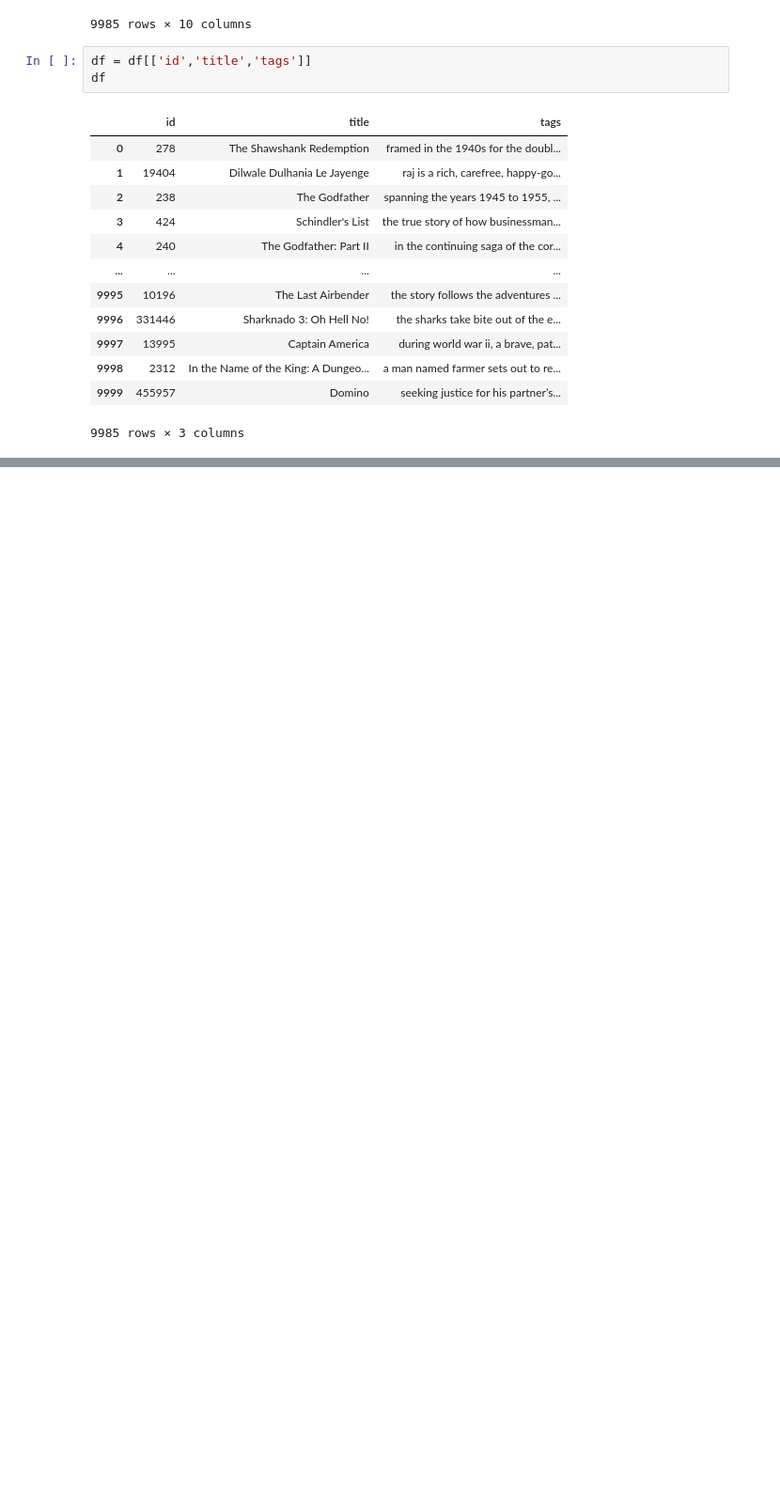
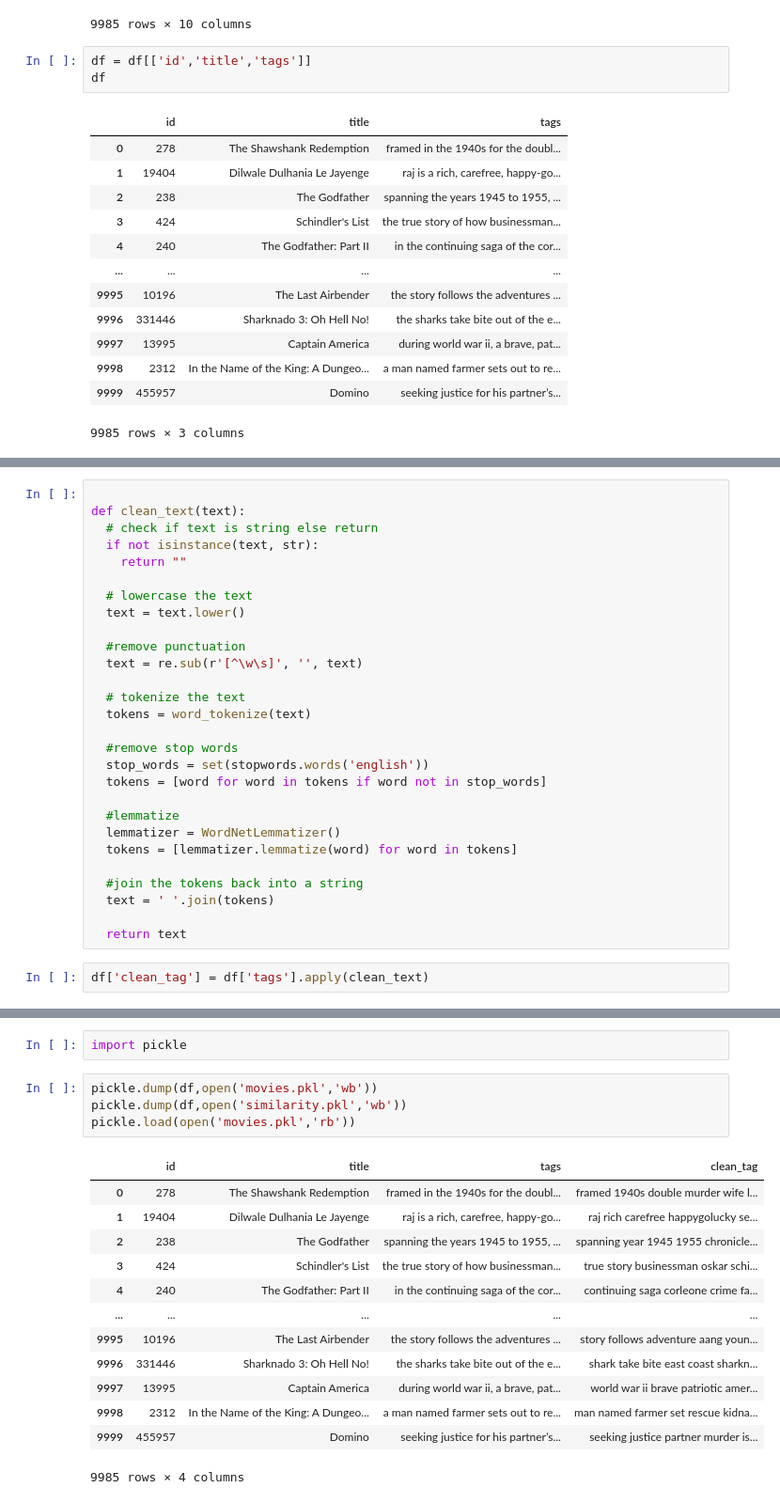
Before and after one commit to hruthiksiva/recommendation-system, a Jupyter notebook: recommedation_system.ipynb, the cells around one changed output, grey strips where cells are left out. Shown: that part at 94% size. Drawn from its saved outputs; the diff is of its cells as text; blank space fills up the shorter version.

```diff
--- a/recommedation_system.ipynb
+++ b/recommedation_system.ipynb
@@ -178,0 +186,30 @@ nltk.download('wordnet')
+# %%
+
+def clean_text(text):
+  # check if text is string else return
+  if not isinstance(text, str):
+    return ""
+
+  # lowercase the text
+  text = text.lower()
+
+  #remove punctuation
+  text = re.sub(r'[^\w\s]', '', text)
+
+  # tokenize the text
+  tokens = word_tokenize(text)
+
+  #remove stop words
+  stop_words = set(stopwords.words('english'))
+  tokens = [word for word in tokens if word not in stop_words]
+
+  #lemmatize
+  lemmatizer = WordNetLemmatizer()
+  tokens = [lemmatizer.lemmatize(word) for word in tokens]
+
+  #join the tokens back into a string
+  text = ' '.join(tokens)
+
+  return text
+# %%
+df['clean_tag'] = df['tags'].apply(clean_text)
@@ -178,0 +295,20 @@ nltk.download('wordnet')
+# %%
+import pickle
+# %%
+pickle.dump(df,open('movies.pkl','wb'))
+pickle.dump(df,open('similarity.pkl','wb'))
+pickle.load(open('movies.pkl','rb'))
+# %% [output]
+|  | id | title | tags | clean_tag |
+| 0 | 278 | The Shawshank Redemption | framed in the 1940s for the doubl... | framed 1940s double murder wife l... |
+| 1 | 19404 | Dilwale Dulhania Le Jayenge | raj is a rich, carefree, happy-go... | raj rich carefree happygolucky se... |
+| 2 | 238 | The Godfather | spanning the years 1945 to 1955, ... | spanning year 1945 1955 chronicle... |
+| 3 | 424 | Schindler's List | the true story of how businessman... | true story businessman oskar schi... |
+| 4 | 240 | The Godfather: Part II | in the continuing saga of the cor... | continuing saga corleone crime fa... |
+| ... | ... | ... | ... | ... |
+| 9995 | 10196 | The Last Airbender | the story follows the adventures ... | story follows adventure aang youn... |
+| 9996 | 331446 | Sharknado 3: Oh Hell No! | the sharks take bite out of the e... | shark take bite east coast sharkn... |
+| 9997 | 13995 | Captain America | during world war ii, a brave, pat... | world war ii brave patriotic amer... |
+| 9998 | 2312 | In the Name of the King: A Dungeo... | a man named farmer sets out to re... | man named farmer set rescue kidna... |
+| 9999 | 455957 | Domino | seeking justice for his partner’s... | seeking justice partner murder is... |
+9985 rows × 4 columns
```
Also changed, not shown: parts of 12 cells of this notebook.
